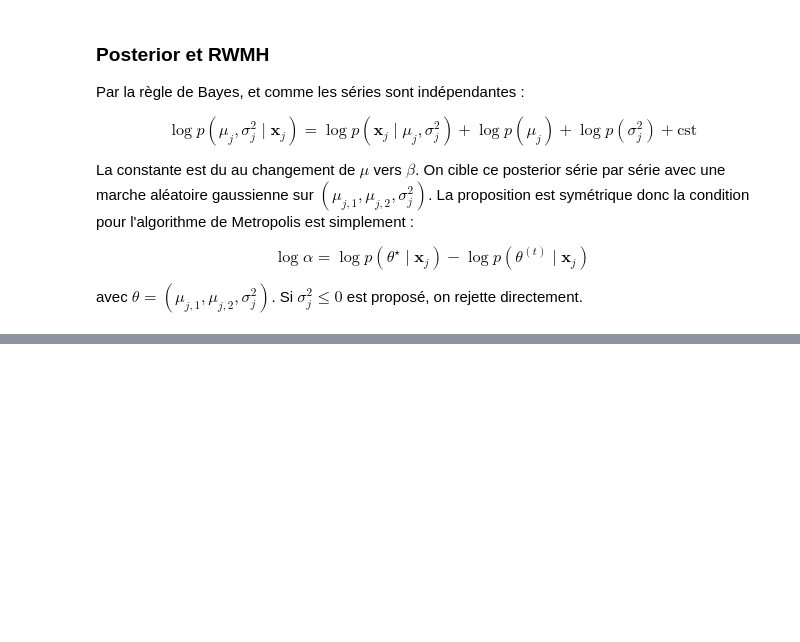
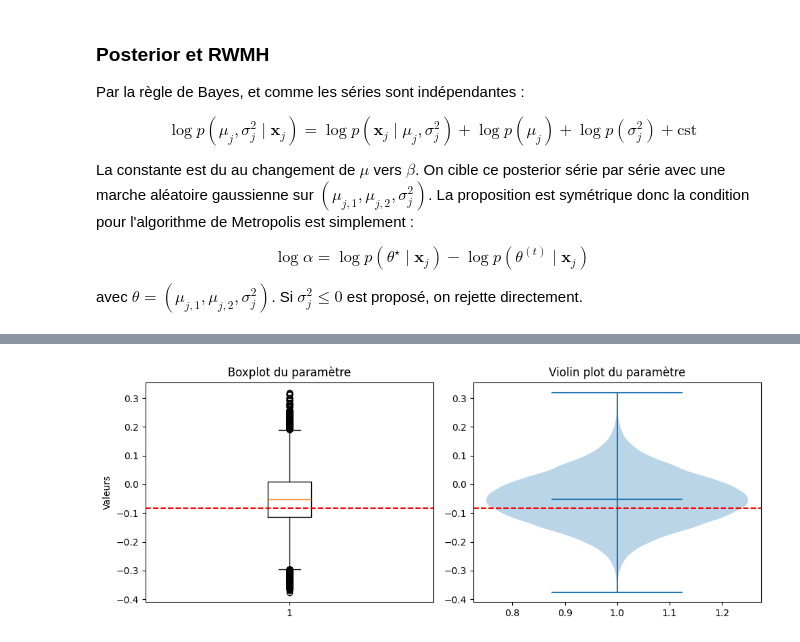
Before and after one commit to inaelenacampan/MonteCarloAndSimulation, a Jupyter notebook: Ina.ipynb, the cells around one changed output, grey strips where cells are left out. Saved outputs shown, nothing was run; the diff lists cells and outputs as text; code cells hidden in the pictures; blank space fills up the shorter version.

```diff
--- a/Ina.ipynb
+++ b/Ina.ipynb
@@ -190,0 +250,20 @@ plot_chain(chain, 10, mu_list[1], sigma2_list[1])
+# %%
+plt.figure(figsize=(10, 4))
+post = chain[10_000:]
+# Boxplot
+plt.subplot(1, 2, 1)
+plt.boxplot(post[:,1])
+plt.axhline(mu_list[0][1], color='red', linestyle='--', label='vraie valeur')
+plt.title("Boxplot du paramètre")
+plt.ylabel("Valeurs")
+
+# Violin plot
+plt.subplot(1, 2, 2)
+plt.violinplot(post[:,1], showmeans=True)
+plt.axhline(mu_list[0][1], color='red', linestyle='--', label='vraie valeur')
+plt.title("Violin plot du paramètre")
+
+plt.tight_layout()
+plt.show()
+# %% [output]
+[figure, added]
```
Also changed, not shown: parts of 11 cells of this notebook, 1 other file.
